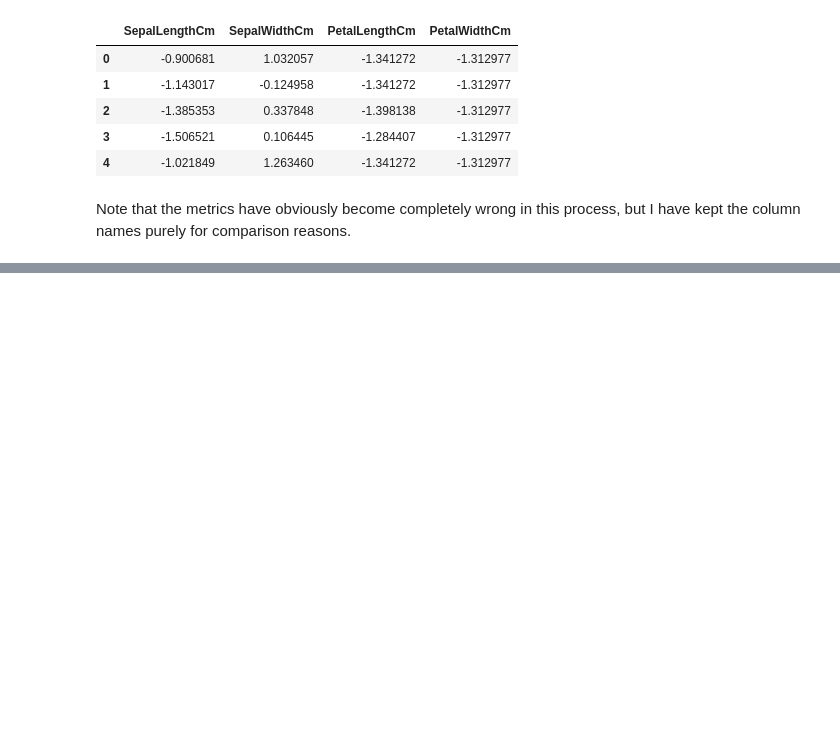
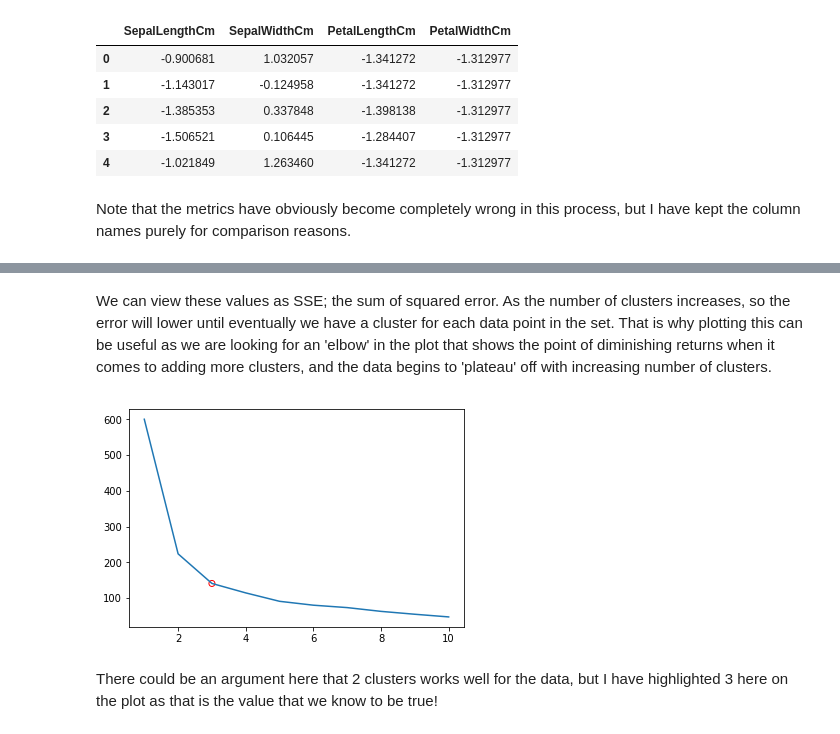
Before and after one commit to willcanniford/python-notes, a Jupyter notebook: machine_learning/unsupervised_learning/kmeans.ipynb, the cells around one changed output, grey strips where cells are left out. Drawn from its saved outputs; the diff is of its cells as text; code cells hidden in the pictures; blank space fills up the shorter version.

Commit message:
Add section about scoring with KMeans

```diff
--- a/machine_learning/unsupervised_learning/kmeans.ipynb
+++ b/machine_learning/unsupervised_learning/kmeans.ipynb
@@ -98,0 +111,3 @@ for i in range(4):
+# %%
+for k in range(1,11):
+    print(calculate_clusters_score(iris_scaled, k))
@@ -98,0 +127,11 @@ for i in range(4):
+# %%
+def calculate_clusters_score_abs(X, k = 3):
+    """
+    Take the data to be fitted, return a score for n clusters on the data
+    """
+    kmeans = KMeans(k)
+    model = kmeans.fit(X)
+    return np.abs(model.score(X))
+# %%
+for k in range(1,11):
+    print(calculate_clusters_score_abs(iris_scaled, k))
@@ -98,0 +149,17 @@ for i in range(4):
+# %% [markdown]
+We can view these values as SSE; the sum of squared error. As the number of clusters increases, so the error will lower until eventually we have a cluster for each data point in the set. That is why plotting this can be useful as we are looking for an 'elbow' in the plot that shows the point of diminishing returns when it comes to adding more clusters, and the data begins to 'plateau' off with increasing number of clusters.
+# %%
+def plot_sse(X, k_start = 1, k_end = 10, highlight = 3):
+    scores = []
+    for k in range(k_start, k_end + 1):
+        scores.append(calculate_clusters_score_abs(iris_scaled, k))
+
+    plt.plot(range(k_start, k_end + 1), scores)
+    plt.scatter(highlight, scores[highlight - 1],marker = 'o', facecolors='none', edgecolors='r')
+    plt.show()
+# %%
+plot_sse(iris_scaled)
+# %% [output]
+[figure, added]
+# %% [markdown]
+There could be an argument here that 2 clusters works well for the data, but I have highlighted 3 here on the plot as that is the value that we know to be true!
```
Also changed, not shown: parts of 8 cells of this notebook.
